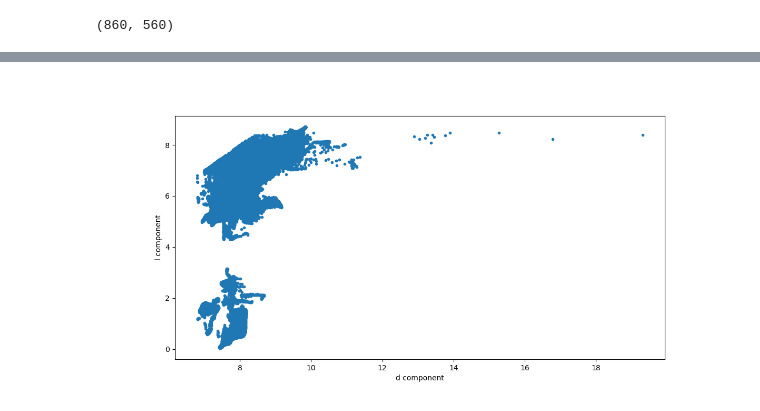
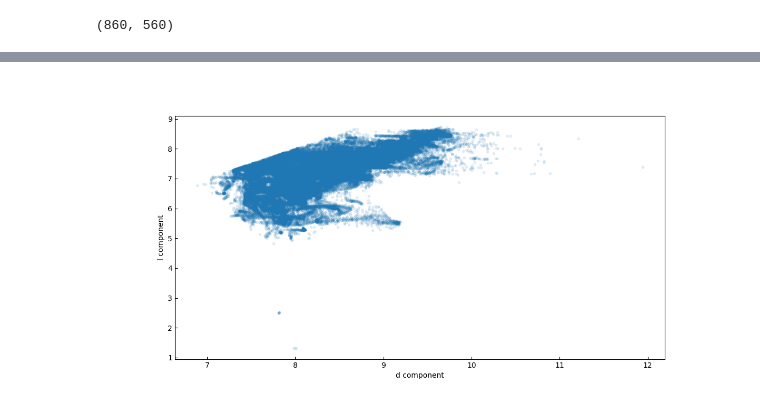
Before and after one commit to Nova-Foster/Nova-NGC1333, a Jupyter notebook: fits_analysis.ipynb, the cells around one changed output, grey strips where cells are left out. Drawn from its saved outputs; the diff is of its cells as text; code cells hidden in the pictures.

```diff
--- a/fits_analysis.ipynb
+++ b/fits_analysis.ipynb
@@ -12,6 +77,16 @@ import time
 # %%
-species = '13CO'
-file = 'C:\\Users\\alexf\Japan internship\V_decomp\\13CO\\fits_files\\3RMS\\'
-current_vel_file = fits.open(file + "13CO_Fit_Velocity.10chan.cube.fits")
+species = 'C18O'
+file = f'C:\\Users\\alexf\Japan internship\V_decomp\\{species}\\fits_files\\3RMS\\'
+
+region = pyregion.open('C:\\Users\\alexf\Japan internship\TP_13CO_region.reg')
+current_vel_file = fits.open(file + f"{species}_Fit_Velocity.10chan.cube.fits")
 current_vel_first_fit = current_vel_file[0].data[0,:,:]
 current_vel_second_fit = current_vel_file[0].data[1,:,:]
+
+model = np.load(file+'non_summed-model.npy',allow_pickle=True)
+filename = f"C:\\Users\\alexf\Japan internship\\{species}\\ngc1333TP.{species}.cube.valueK.fits"
+hdu = fits.open(filename)[0]
+w= wcs.WCS(hdu.header)
+
+model_first_component = model[:,:,0,:]
+model_second_component = model[:,:,1,:]
@@ -29,25 +112,35 @@ plt.colorbar()
 # %%
 vel_fit_shape = np.shape(current_vel_first_fit)
 l_comp = np.ones(vel_fit_shape) * np.nan
+l_comp_model = np.zeros_like(model_first_component) * np.nan
 d_comp = np.ones(vel_fit_shape) * np.nan
+d_comp_model = np.zeros_like(model_second_component) * np.nan
 single_fit_mask = np.zeros(vel_fit_shape,dtype=bool)
+
 print(vel_fit_shape)
 for i in range(vel_fit_shape[0]):
     for j in range(vel_fit_shape[1]):
         current_first_fit = current_vel_first_fit[i,j]
+        current_first_model = model_first_component[i,j]
         current_second_fit = current_vel_second_fit[i,j]
+        current_second_model = model_second_component[i,j]
 
         if np.isnan(current_first_fit):
             continue
         elif np.isnan(current_second_fit):
             d_comp[i,j] = current_first_fit
+            d_comp_model[i,j] = current_first_model
             single_fit_mask[i,j] = True
         elif current_first_fit >= current_second_fit:
             d_comp[i,j] = current_first_fit
+            d_comp_model[i,j] = current_first_model
             l_comp[i,j] = current_second_fit
+            l_comp_model[i,j] = current_second_model
         elif current_first_fit <= current_second_fit:
             d_comp[i,j] = current_second_fit
+            d_comp_model[i,j] = current_second_model
             l_comp[i,j] = current_first_fit
+            l_comp_model[i,j] = current_first_model
 
 
 multiple_fit_mask = np.logical_not(single_fit_mask)
@@ -112,9 +206,9 @@ fits_map.writeto(f'V_decomp//C18O//{species}.{types}.{chan_num}.fits',overwrite=
 #new_cube.write(f'V_decomp//C18O//{species}.{types}.{chan_num}.fits',format='fits',overwrite=True)'''
 # %%
 plt.figure(figsize=(12,6))
-plt.plot(d_comp.flatten(),l_comp.flatten(),".")
+plt.plot(d_comp.flatten(),l_comp.flatten(),".",alpha=0.1)
 plt.xlabel('d component')
 plt.ylabel('l component')
 plt.show()
 # %% [output]
-[figure, old version]
+[figure, new version]
```
Also changed, not shown: parts of 26 cells of this notebook, 5 other files.
